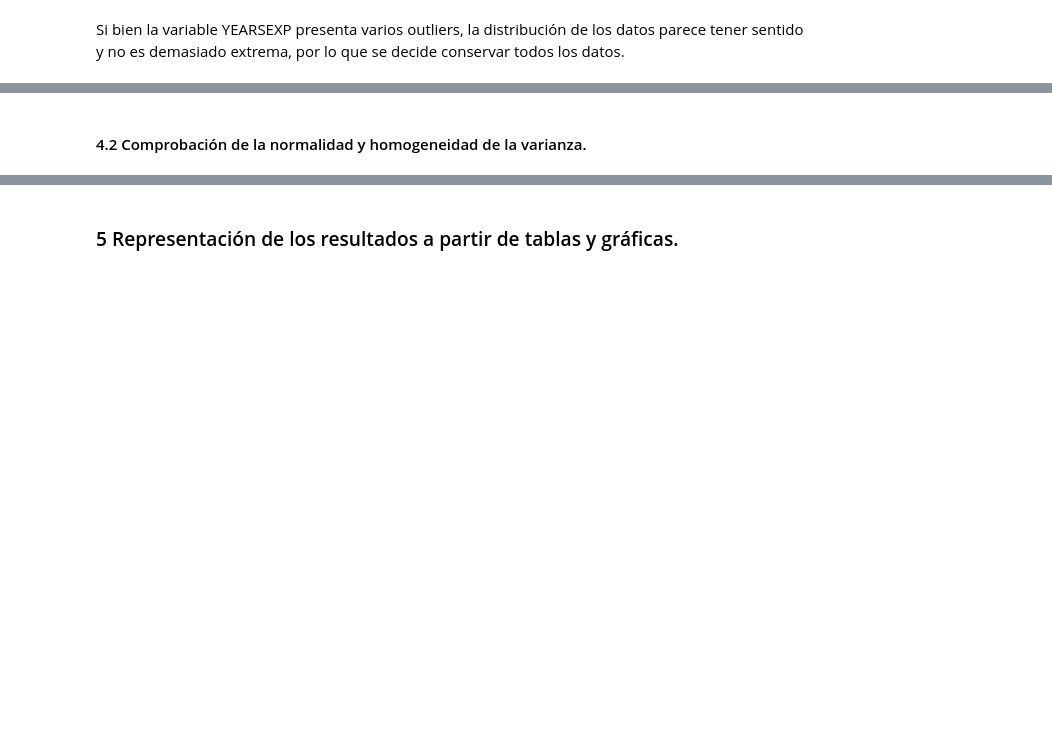
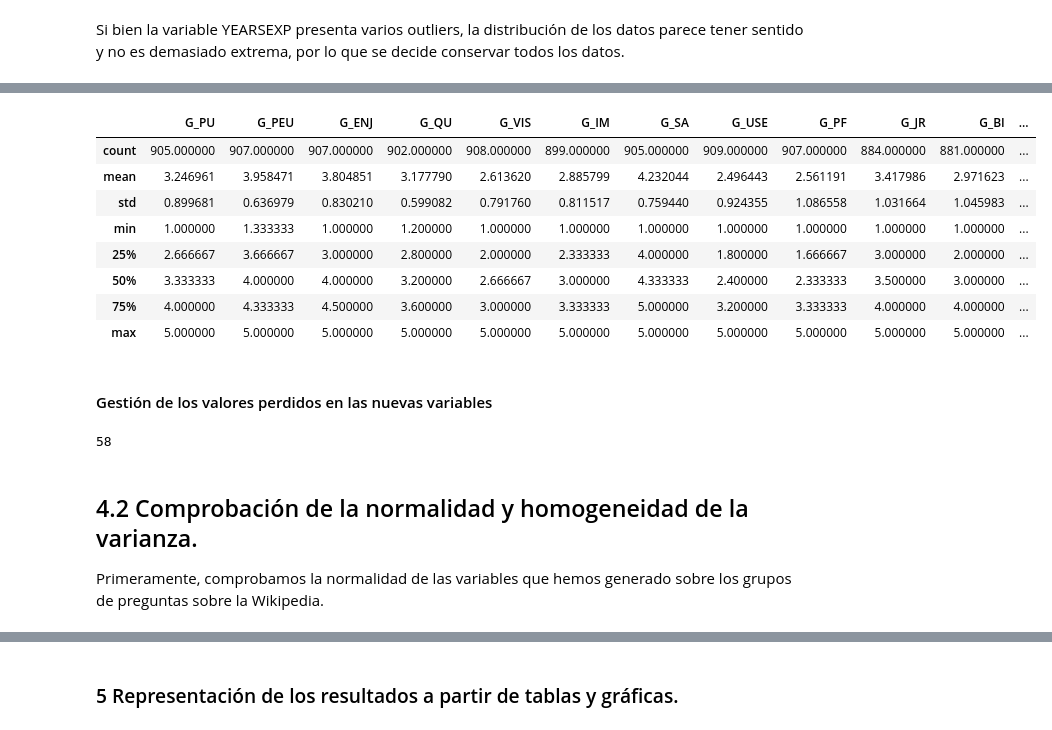
Before and after one commit to diegotriana11/wiki4HE_Data_Set, a Jupyter notebook: Prac2.ipynb, the cells around one changed output, grey strips where cells are left out. Saved outputs shown, nothing was run; the diff lists cells and outputs as text; code cells hidden in the pictures; blank space fills up the shorter version.

```diff
--- a/Prac2.ipynb
+++ b/Prac2.ipynb
@@ -456,0 +471,53 @@ Si bien la variable YEARSEXP presenta varios outliers, la distribución de los d
+# %%
+data['G_PU'] = pd.Series([0]*data.shape[0])
+data['G_PEU'] = pd.Series([0]*data.shape[0])
+data['G_ENJ'] = pd.Series([0]*data.shape[0])
+data['G_QU'] = pd.Series([0]*data.shape[0])
+data['G_VIS'] = pd.Series([0]*data.shape[0])
+data['G_IM'] = pd.Series([0]*data.shape[0])
+data['G_SA'] = pd.Series([0]*data.shape[0])
+data['G_USE'] = pd.Series([0]*data.shape[0])
+data['G_PF'] = pd.Series([0]*data.shape[0])
+data['G_JR'] = pd.Series([0]*data.shape[0])
+data['G_BI'] = pd.Series([0]*data.shape[0])
+data['G_INC'] = pd.Series([0]*data.shape[0])
+data['G_EXP'] = pd.Series([0]*data.shape[0])
+data['GLOBAL'] = pd.Series([0]*data.shape[0])
+
+for row in data.index:
+    for group in data.columns[51:]:
+        colPrefix = group[2:].lower()
+        groupValues = []
+        for column in data.columns[8:]:
+            lowercol = column.lower()
+            if lowercol.startswith(colPrefix):
+                myvalue = data.loc[row, column]
+                if not np.isnan(myvalue):
+                    groupValues.append(data.loc[row, column])
+        data.loc[row, group] = np.mean(groupValues)
+    data.loc[row, 'GLOBAL'] = np.mean(data.loc[row, "G_PU":"G_EXP"])
+
+data.iloc[:,51:].describe()
+# %% [output]
+|  | G_PU | G_PEU | G_ENJ | G_QU | G_VIS | G_IM | G_SA | G_USE | G_PF | G_JR | G_BI | ... |
+| count | 905.000000 | 907.000000 | 907.000000 | 902.000000 | 908.000000 | 899.000000 | 905.000000 | 909.000000 | 907.000000 | 884.000000 | 881.000000 | ... |
+| mean | 3.246961 | 3.958471 | 3.804851 | 3.177790 | 2.613620 | 2.885799 | 4.232044 | 2.496443 | 2.561191 | 3.417986 | 2.971623 | ... |
+| std | 0.899681 | 0.636979 | 0.830210 | 0.599082 | 0.791760 | 0.811517 | 0.759440 | 0.924355 | 1.086558 | 1.031664 | 1.045983 | ... |
+| min | 1.000000 | 1.333333 | 1.000000 | 1.200000 | 1.000000 | 1.000000 | 1.000000 | 1.000000 | 1.000000 | 1.000000 | 1.000000 | ... |
+| 25% | 2.666667 | 3.666667 | 3.000000 | 2.800000 | 2.000000 | 2.333333 | 4.000000 | 1.800000 | 1.666667 | 3.000000 | 2.000000 | ... |
+| 50% | 3.333333 | 4.000000 | 4.000000 | 3.200000 | 2.666667 | 3.000000 | 4.333333 | 2.400000 | 2.333333 | 3.500000 | 3.000000 | ... |
+| 75% | 4.000000 | 4.333333 | 4.500000 | 3.600000 | 3.000000 | 3.333333 | 5.000000 | 3.200000 | 3.333333 | 4.000000 | 4.000000 | ... |
+| max | 5.000000 | 5.000000 | 5.000000 | 5.000000 | 5.000000 | 5.000000 | 5.000000 | 5.000000 | 5.000000 | 5.000000 | 5.000000 | ... |
+# %% [markdown]
+#### Gestión de los valores perdidos en las nuevas variables
+# %%
+# Buscamos filas con NA en las variables de grupo
+numRowsToDrop = 0
+for row in range(data.shape[0]):
+     for column in range(51, data.shape[1]):
+         if isNAN(data.iloc[row, column]):
+             numRowsToDrop += 1
+             break
+print(numRowsToDrop)
+# %% [output]
+58
@@ -457,2 +527,3 @@ Si bien la variable YEARSEXP presenta varios outliers, la distribución de los d
 # %% [markdown]
-#### 4.2 Comprobación de la normalidad y homogeneidad de la varianza.
+## 4.2 Comprobación de la normalidad y homogeneidad de la varianza.
+Primeramente, comprobamos la normalidad de las variables que hemos generado sobre los grupos de preguntas sobre la Wikipedia.
```
Also changed, not shown: parts of 31 cells of this notebook.
